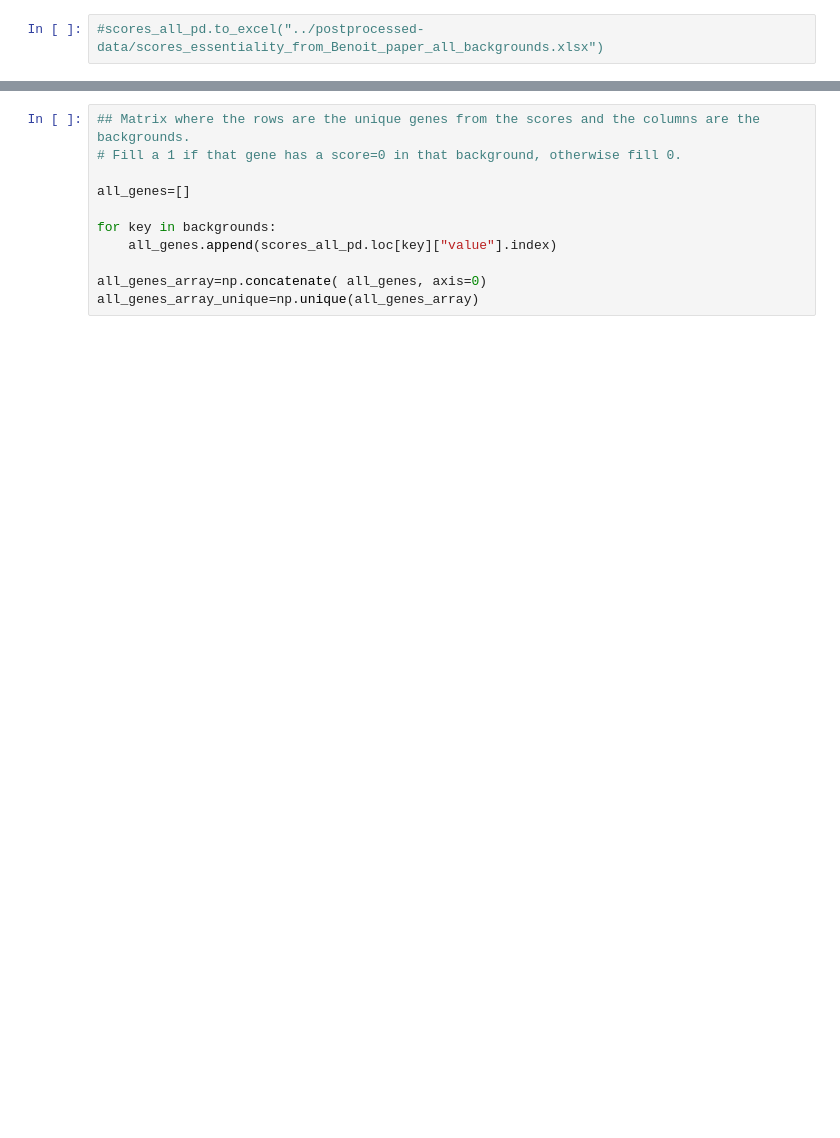
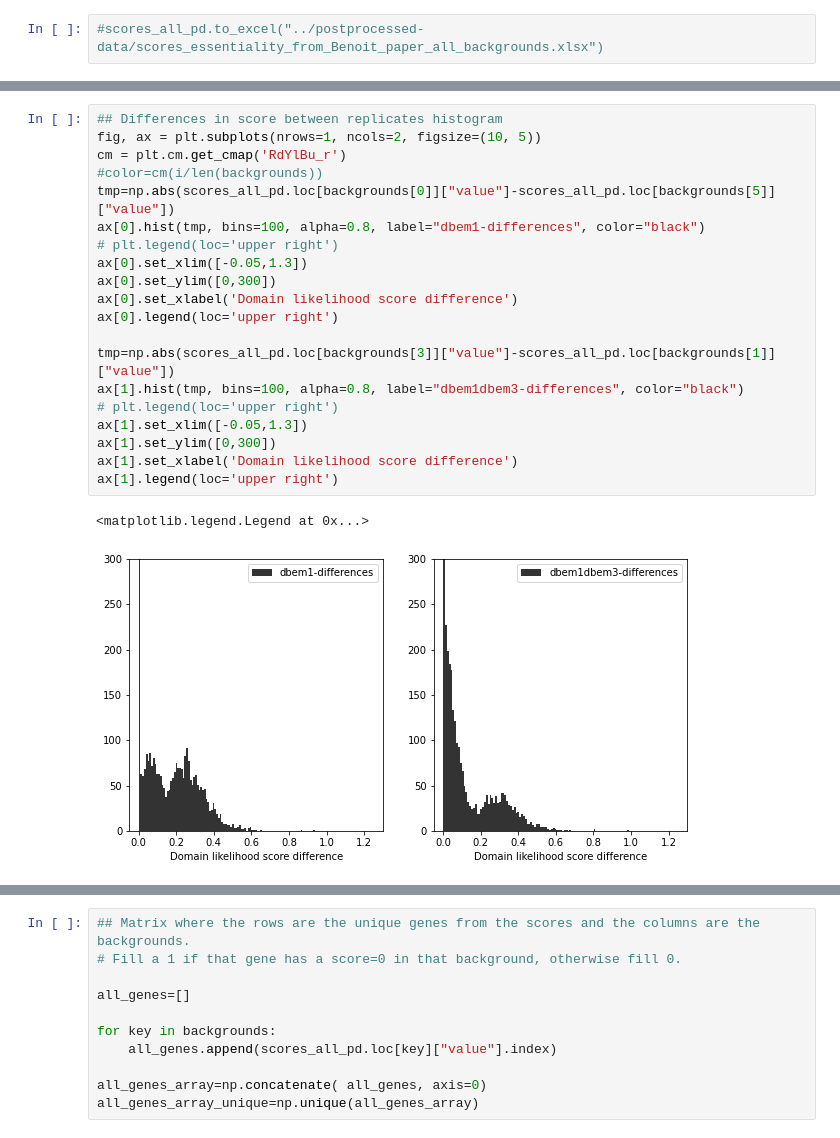
Before and after one commit to SATAY-LL/comparative-analysis-among-strains, a Jupyter notebook: src/scores_essentiality_from_Benoit_paper.ipynb, the cells around one changed output, grey strips where cells are left out. Drawn from its saved outputs; the diff is of its cells as text; blank space fills up the shorter version.

```diff
--- a/src/scores_essentiality_from_Benoit_paper.ipynb
+++ b/src/scores_essentiality_from_Benoit_paper.ipynb
@@ -154,0 +186,23 @@ fig.savefig("../figures/fig_histogram_domain_likelihood_score_per_background.png
+# %%
+## Differences in score between replicates histogram
+fig, ax = plt.subplots(nrows=1, ncols=2, figsize=(10, 5))
+cm = plt.cm.get_cmap('RdYlBu_r')
+#color=cm(i/len(backgrounds))
+tmp=np.abs(scores_all_pd.loc[backgrounds[0]]["value"]-scores_all_pd.loc[backgrounds[5]]["value"])
+ax[0].hist(tmp, bins=100, alpha=0.8, label="dbem1-differences", color="black")
+# plt.legend(loc='upper right')
+ax[0].set_xlim([-0.05,1.3])
+ax[0].set_ylim([0,300])
+ax[0].set_xlabel('Domain likelihood score difference')
+ax[0].legend(loc='upper right')
+
+tmp=np.abs(scores_all_pd.loc[backgrounds[3]]["value"]-scores_all_pd.loc[backgrounds[1]]["value"])
+ax[1].hist(tmp, bins=100, alpha=0.8, label="dbem1dbem3-differences", color="black")
+# plt.legend(loc='upper right')
+ax[1].set_xlim([-0.05,1.3])
+ax[1].set_ylim([0,300])
+ax[1].set_xlabel('Domain likelihood score difference')
+ax[1].legend(loc='upper right')
+# %% [output]
+<matplotlib.legend.Legend at 0x...>
+[figure, added]
```
Also changed, not shown: parts of 23 cells of this notebook, 16 other files.
